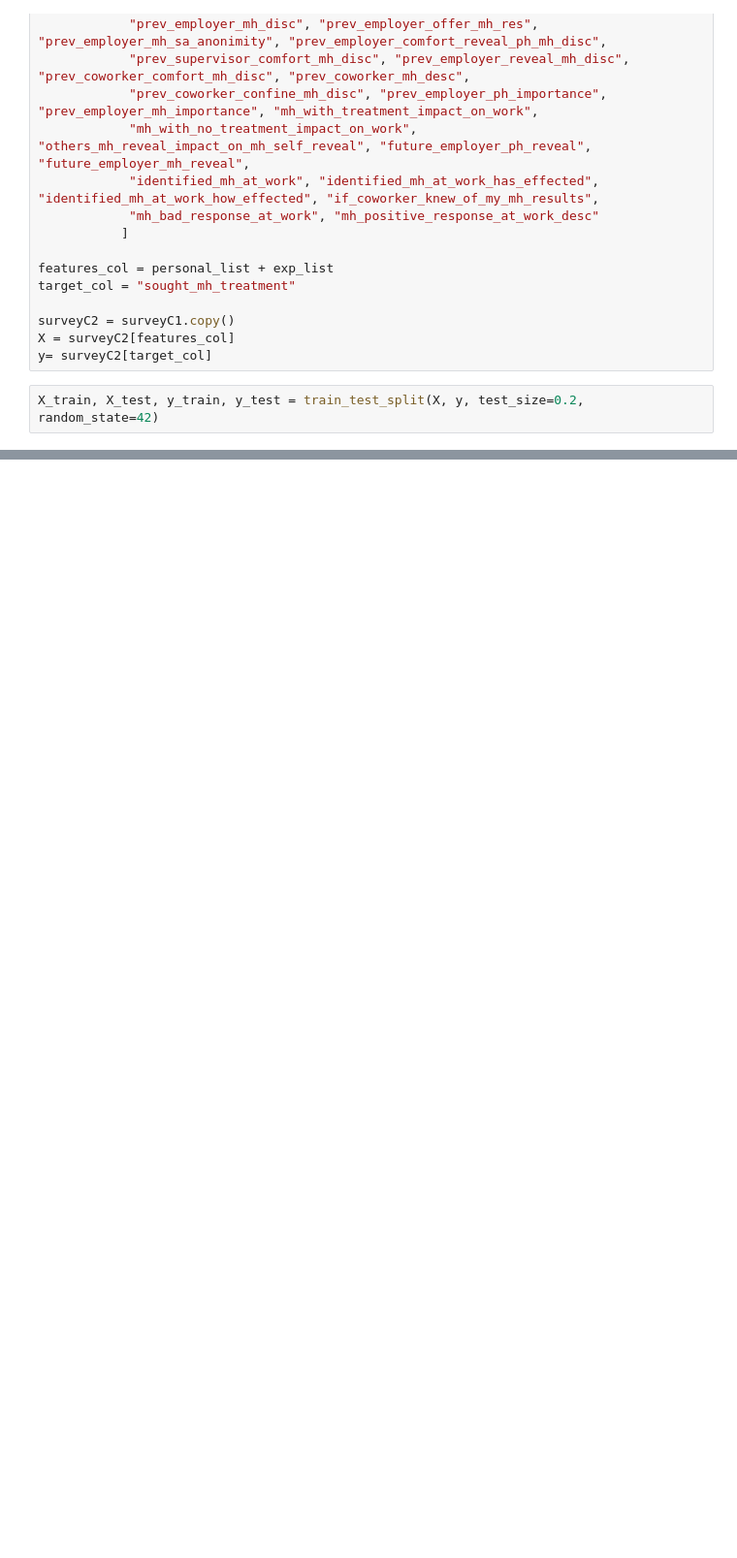
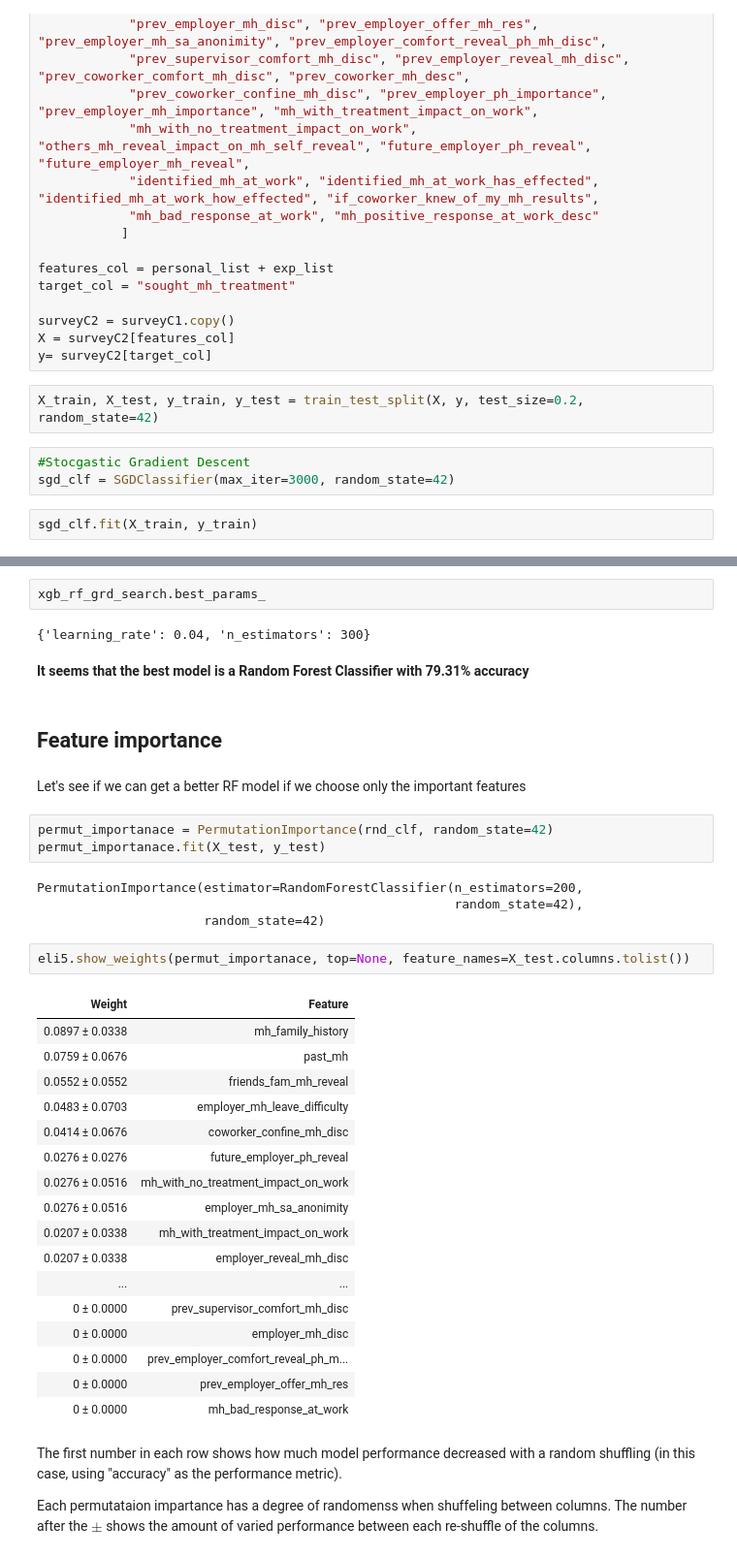
Before and after one commit to MarkJasonE/MentalHealthInTech, a Jupyter notebook: Mental Health In Tech - OSMI 2020.ipynb, the cells around one changed output, grey strips where cells are left out. Shown at 97% size. Cells and saved outputs as stored; diff of their text form; blank space fills up the shorter version.

```diff
--- a/Mental Health In Tech - OSMI 2020.ipynb
+++ b/Mental Health In Tech - OSMI 2020.ipynb
@@ -974,3 +956,8 @@ X = surveyC2[features_col]
 y= surveyC2[target_col]
 # %%
 X_train, X_test, y_train, y_test = train_test_split(X, y, test_size=0.2, random_state=42)
+# %%
+#Stocgastic Gradient Descent
+sgd_clf = SGDClassifier(max_iter=3000, random_state=42)
+# %%
+sgd_clf.fit(X_train, y_train)
@@ -993,0 +1148,42 @@ accuracy_score(y_test, y_pred)
+# %%
+xgb_rf_grd_search.best_params_
+# %% [output]
+{'learning_rate': 0.04, 'n_estimators': 300}
+# %% [markdown]
+**It seems that the best model is a Random Forest Classifier with 79.31% accuracy**
+# %% [markdown]
+## Feature importance
+# %% [markdown]
+Let's see if we can get a better RF model if we choose only the important features
+# %%
+permut_importanace = PermutationImportance(rnd_clf, random_state=42)
+permut_importanace.fit(X_test, y_test)
+# %% [output]
+PermutationImportance(estimator=RandomForestClassifier(n_estimators=200,
+                                                       random_state=42),
+                      random_state=42)
+# %%
+eli5.show_weights(permut_importanace, top=None, feature_names=X_test.columns.tolist())
+# %% [output]
+| Weight | Feature |
+| 0.0897 ± 0.0338 | mh_family_history |
+| 0.0759 ± 0.0676 | past_mh |
+| 0.0552 ± 0.0552 | friends_fam_mh_reveal |
+| 0.0483 ± 0.0703 | employer_mh_leave_difficulty |
+| 0.0414 ± 0.0676 | coworker_confine_mh_disc |
+| 0.0276 ± 0.0276 | future_employer_ph_reveal |
+| 0.0276 ± 0.0516 | mh_with_no_treatment_impact_on_work |
+| 0.0276 ± 0.0516 | employer_mh_sa_anonimity |
+| 0.0207 ± 0.0338 | mh_with_treatment_impact_on_work |
+| 0.0207 ± 0.0338 | employer_reveal_mh_disc |
+| ... | ... |
+| 0 ± 0.0000 | prev_supervisor_comfort_mh_disc |
+| 0 ± 0.0000 | employer_mh_disc |
+| 0 ± 0.0000 | prev_employer_comfort_reveal_ph_m... |
+| 0 ± 0.0000 | prev_employer_offer_mh_res |
+| 0 ± 0.0000 | mh_bad_response_at_work |
+# %% [markdown]
+The first number in each row shows how much model performance decreased with a random shuffling (in this case, using "accuracy" as the performance metric).
+
+
+Each permutataion impartance has a degree of randomenss when shuffeling between columns. The number after the $\pm$ shows the amount of varied performance between each re-shuffle of the columns.
```
Also changed, not shown: parts of 31 cells of this notebook.
